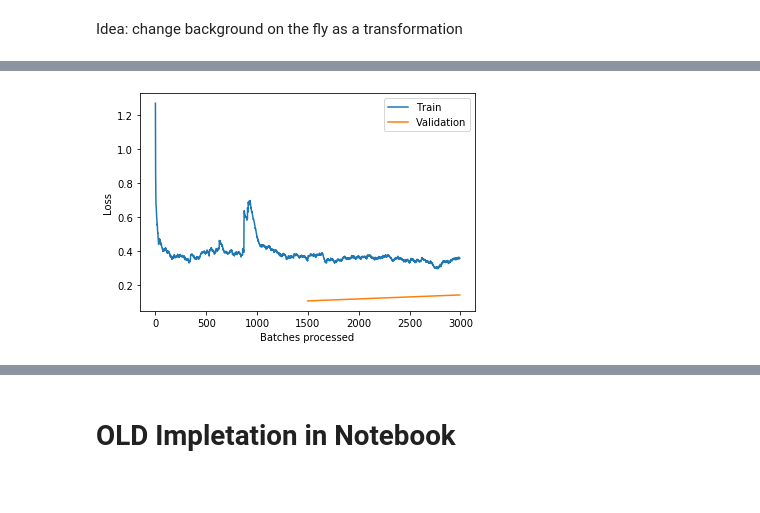
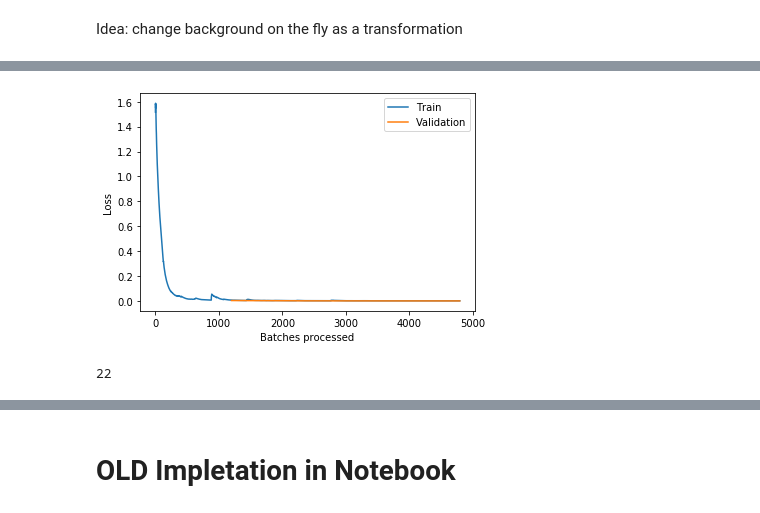
Before and after one commit to mone27/fruit-detection, a Jupyter notebook: segmentation_tiled.ipynb, the cells around one changed output, grey strips where cells are left out. Cells and saved outputs as stored; diff of their text form; code cells hidden in the pictures.

```diff
--- a/segmentation_tiled.ipynb
+++ b/segmentation_tiled.ipynb
@@ -50,0 +78,2 @@ segm.learn.recorder.plot_losses()
+# %%
+segm18.learn.fit_one_cycle(4, 1e-4)
@@ -51 +86,5 @@ segm.learn.recorder.plot_losses()
+# %%
+segm18.learn.recorder.plot_losses()
+# %% [output]
+[figure, added]
 # %%
@@ -53,4 +92,4 @@ segm.learn.recorder.plot_losses()
-# %%
-segm.learn.recorder.plot_losses()
-# %% [output]
-[figure, removed]
+# %%
+gc.collect()
+# %% [output]
+22
```
Also changed, not shown: parts of 40 cells of this notebook.
